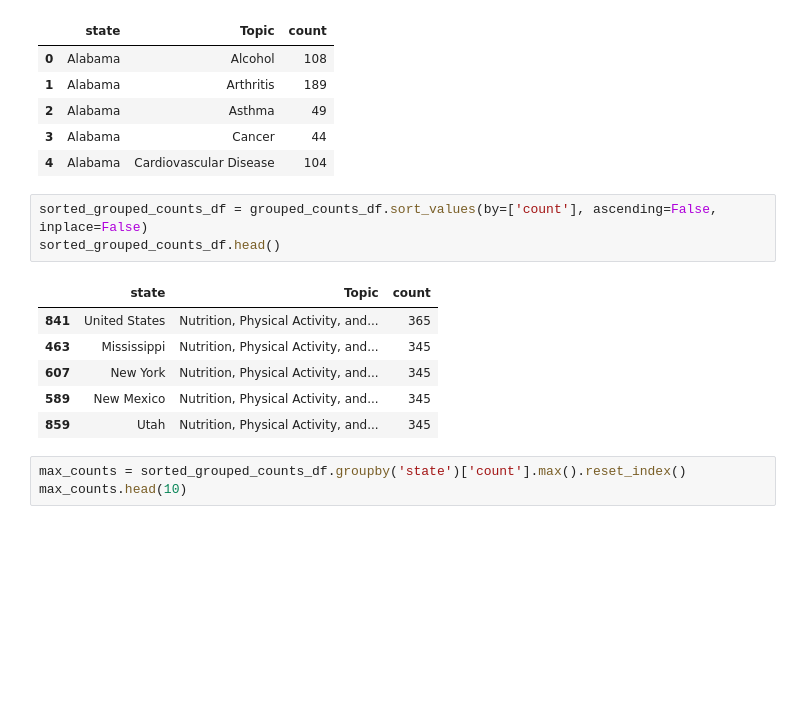
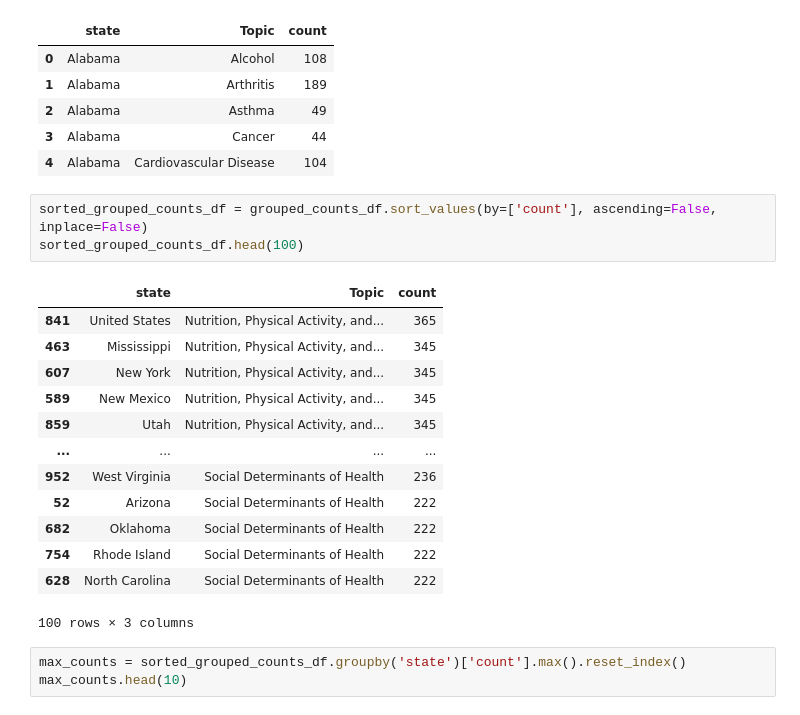
Before and after one commit to Nathan-Savage/chronic_diseases_project, a Jupyter notebook: chronic_diseases.ipynb, the cells around one changed output. Cells and saved outputs as stored; diff of their text form; blank space fills up the shorter version.

```diff
--- a/chronic_diseases.ipynb
+++ b/chronic_diseases.ipynb
@@ -357,14 +357,21 @@ grouped_counts_df.head()
 | 4 | Alabama | Cardiovascular Disease | 104 |
 # %%
 sorted_grouped_counts_df = grouped_counts_df.sort_values(by=['count'], ascending=False, inplace=False)
-sorted_grouped_counts_df.head()
+sorted_grouped_counts_df.head(100)
 # %% [output]
 |  | state | Topic | count |
 | 841 | United States | Nutrition, Physical Activity, and... | 365 |
 | 463 | Mississippi | Nutrition, Physical Activity, and... | 345 |
 | 607 | New York | Nutrition, Physical Activity, and... | 345 |
 | 589 | New Mexico | Nutrition, Physical Activity, and... | 345 |
 | 859 | Utah | Nutrition, Physical Activity, and... | 345 |
+| ... | ... | ... | ... |
+| 952 | West Virginia | Social Determinants of Health | 236 |
+| 52 | Arizona | Social Determinants of Health | 222 |
+| 682 | Oklahoma | Social Determinants of Health | 222 |
+| 754 | Rhode Island | Social Determinants of Health | 222 |
+| 628 | North Carolina | Social Determinants of Health | 222 |
+100 rows × 3 columns
 # %%
 max_counts = sorted_grouped_counts_df.groupby('state')['count'].max().reset_index()
 max_counts.head(10)
```
Also changed, not shown: parts of 4 cells of this notebook, 1 other file.
